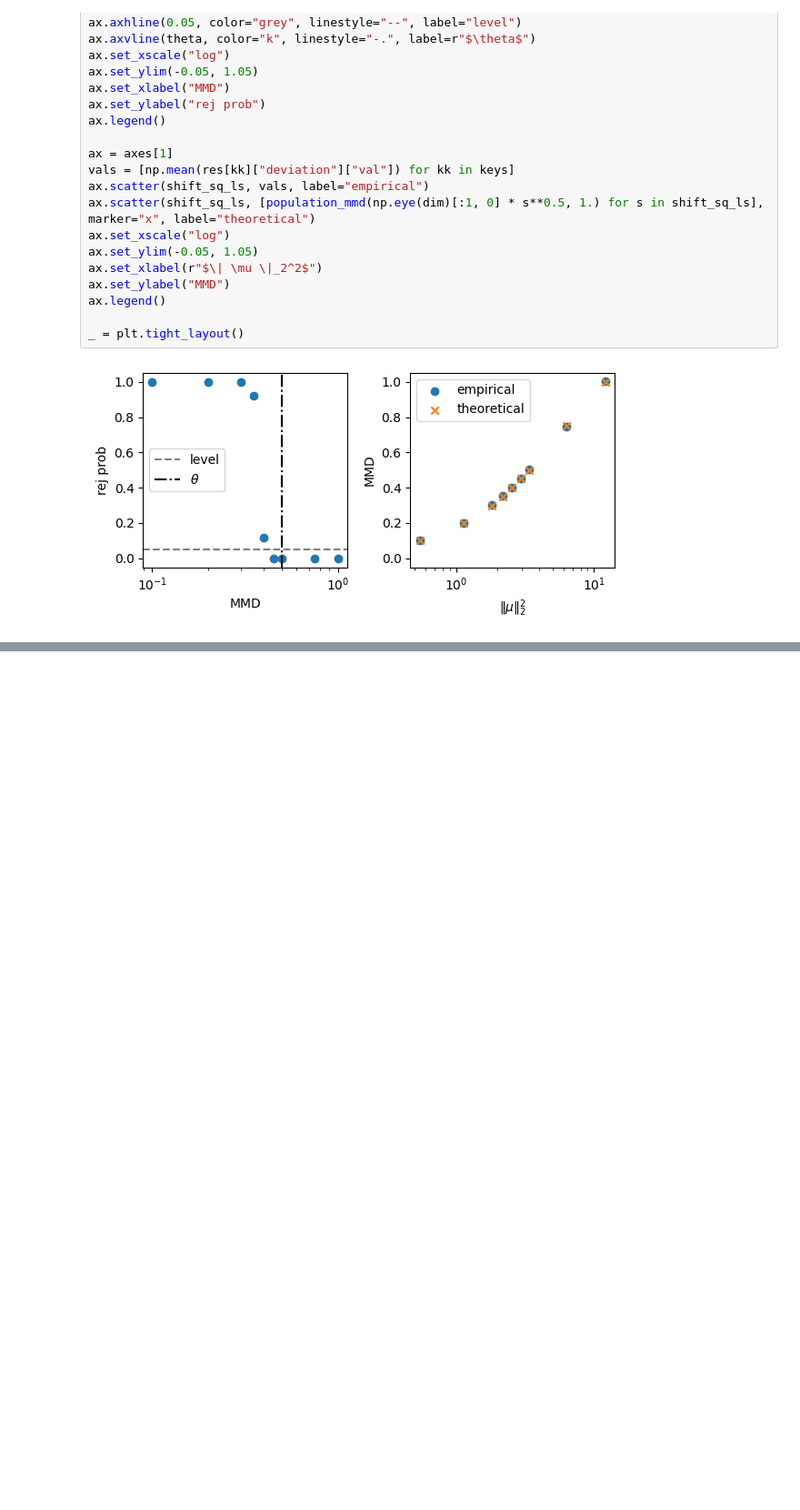
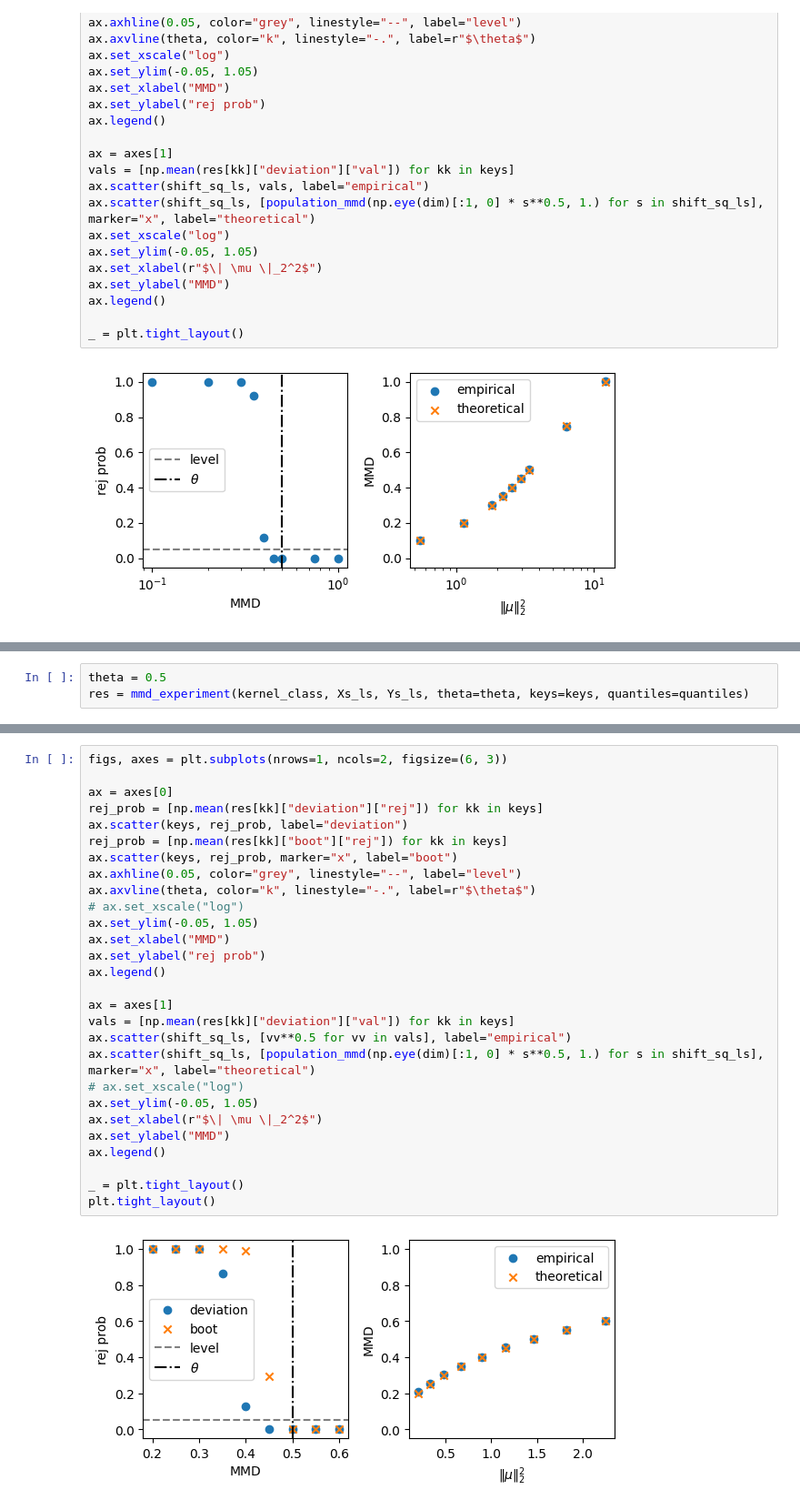
Before and after one commit to XingLLiu/robust-kernel-test, a Jupyter notebook: notebooks/reversed.ipynb, the cells around one changed output, grey strips where cells are left out. Shown at 91% size. Saved outputs shown, nothing was run; the diff lists cells and outputs as text; blank space fills up the shorter version.

```diff
--- a/notebooks/reversed.ipynb
+++ b/notebooks/reversed.ipynb
@@ -188,0 +293,3 @@ _ = plt.tight_layout()
+# %%
+theta = 0.5
+res = mmd_experiment(kernel_class, Xs_ls, Ys_ls, theta=theta, keys=keys, quantiles=quantiles)
@@ -188,0 +306,30 @@ _ = plt.tight_layout()
+# %%
+figs, axes = plt.subplots(nrows=1, ncols=2, figsize=(6, 3))
+
+ax = axes[0]
+rej_prob = [np.mean(res[kk]["deviation"]["rej"]) for kk in keys]
+ax.scatter(keys, rej_prob, label="deviation")
+rej_prob = [np.mean(res[kk]["boot"]["rej"]) for kk in keys]
+ax.scatter(keys, rej_prob, marker="x", label="boot")
+ax.axhline(0.05, color="grey", linestyle="--", label="level")
+ax.axvline(theta, color="k", linestyle="-.", label=r"$\theta$")
+# ax.set_xscale("log")
+ax.set_ylim(-0.05, 1.05)
+ax.set_xlabel("MMD")
+ax.set_ylabel("rej prob")
+ax.legend()
+
+ax = axes[1]
+vals = [np.mean(res[kk]["deviation"]["val"]) for kk in keys]
+ax.scatter(shift_sq_ls, [vv**0.5 for vv in vals], label="empirical")
+ax.scatter(shift_sq_ls, [population_mmd(np.eye(dim)[:1, 0] * s**0.5, 1.) for s in shift_sq_ls], marker="x", label="theoretical")
+# ax.set_xscale("log")
+ax.set_ylim(-0.05, 1.05)
+ax.set_xlabel(r"$\| \mu \|_2^2$")
+ax.set_ylabel("MMD")
+ax.legend()
+
+_ = plt.tight_layout()
+plt.tight_layout()
+# %% [output]
+[figure, added]
```
Also changed, not shown: parts of 11 cells of this notebook, 5 other files.
